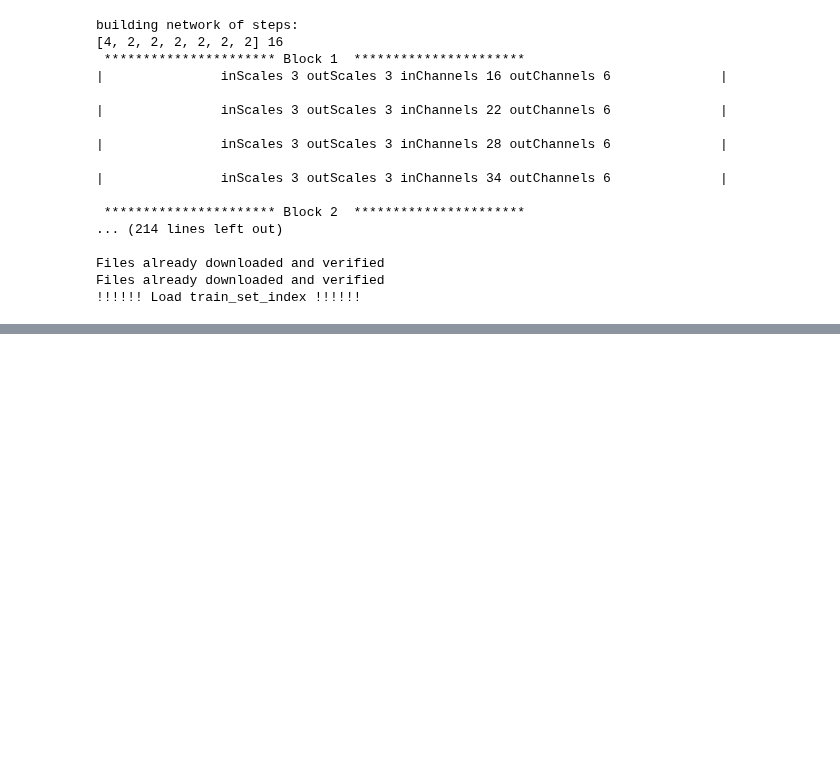
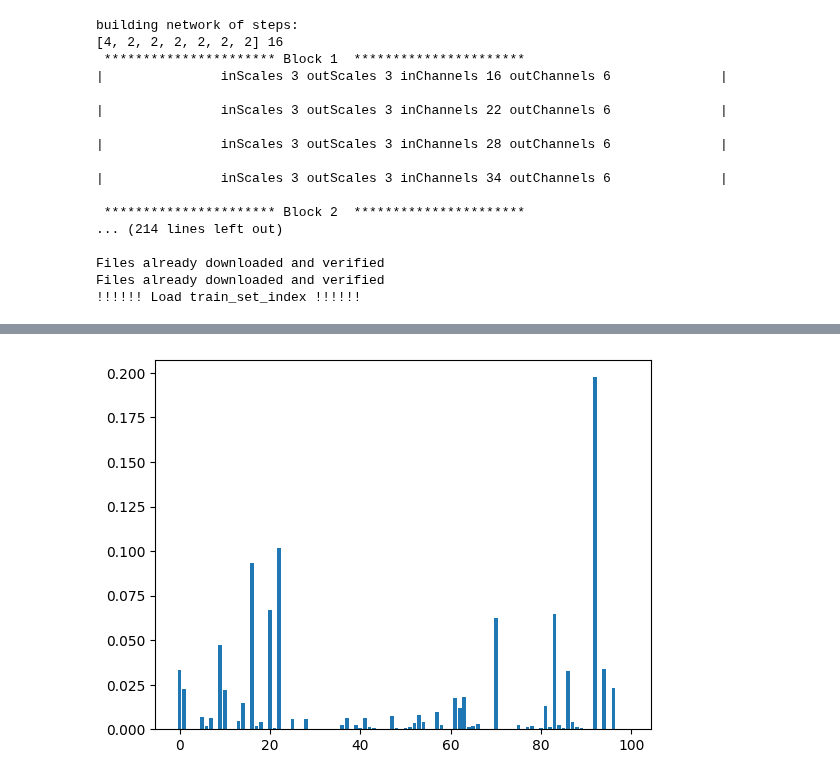
Before and after one commit to metodj/MSDNet-PyTorch, a Jupyter notebook: mono_weights.ipynb, the cells around one changed output, grey strips where cells are left out. Cells and saved outputs as stored; diff of their text form; code cells hidden in the pictures; blank space fills up the shorter version.

```diff
--- a/mono_weights.ipynb
+++ b/mono_weights.ipynb
@@ -129,0 +129,4 @@ plt.show()
+# %%
+logits = logits_dict['models_mono_penal_5']
+logits = logits.cumsum(dim=0) / torch.tensor([1., 2., 3., 4., 5., 6., 7.])[:, None, None]
+probs = torch.softmax(logits, dim=2)
@@ -129,0 +149,4 @@ plt.show()
+# %%
+plt.bar([c for c in range(100)], probs[0, 0, :]);
+# %% [output]
+[figure, added]
```
Also changed, not shown: parts of 4 cells of this notebook, 2 other files.
